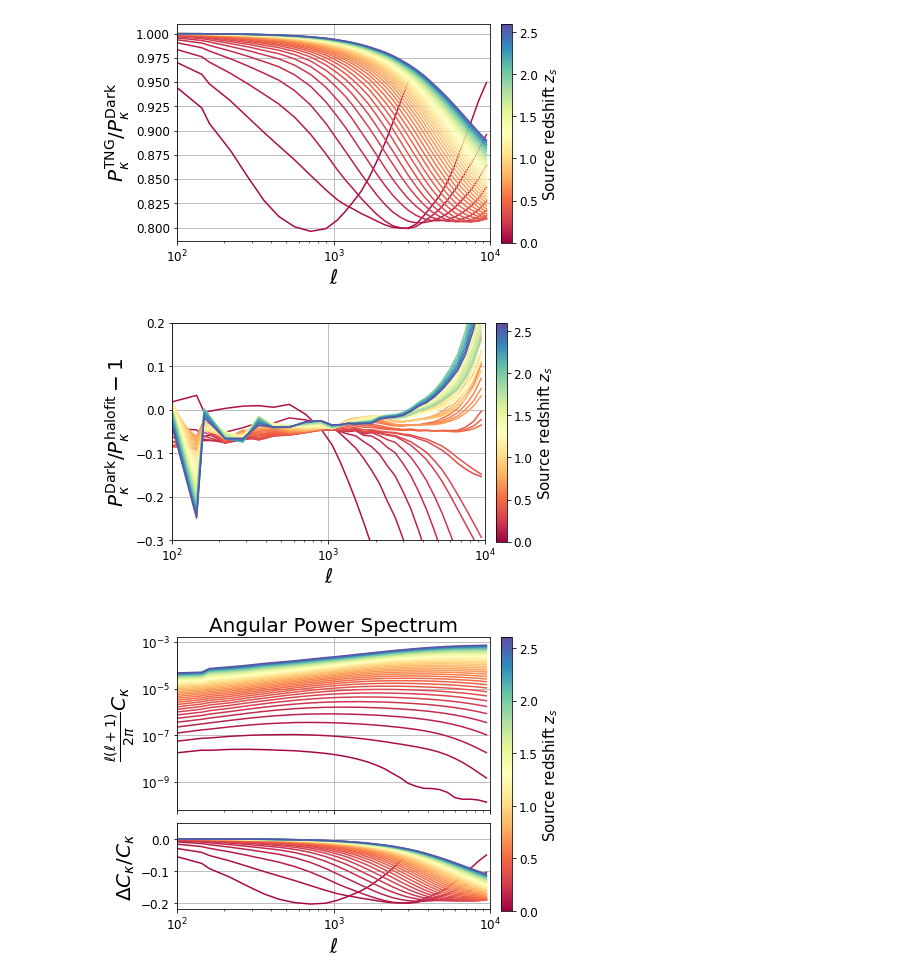
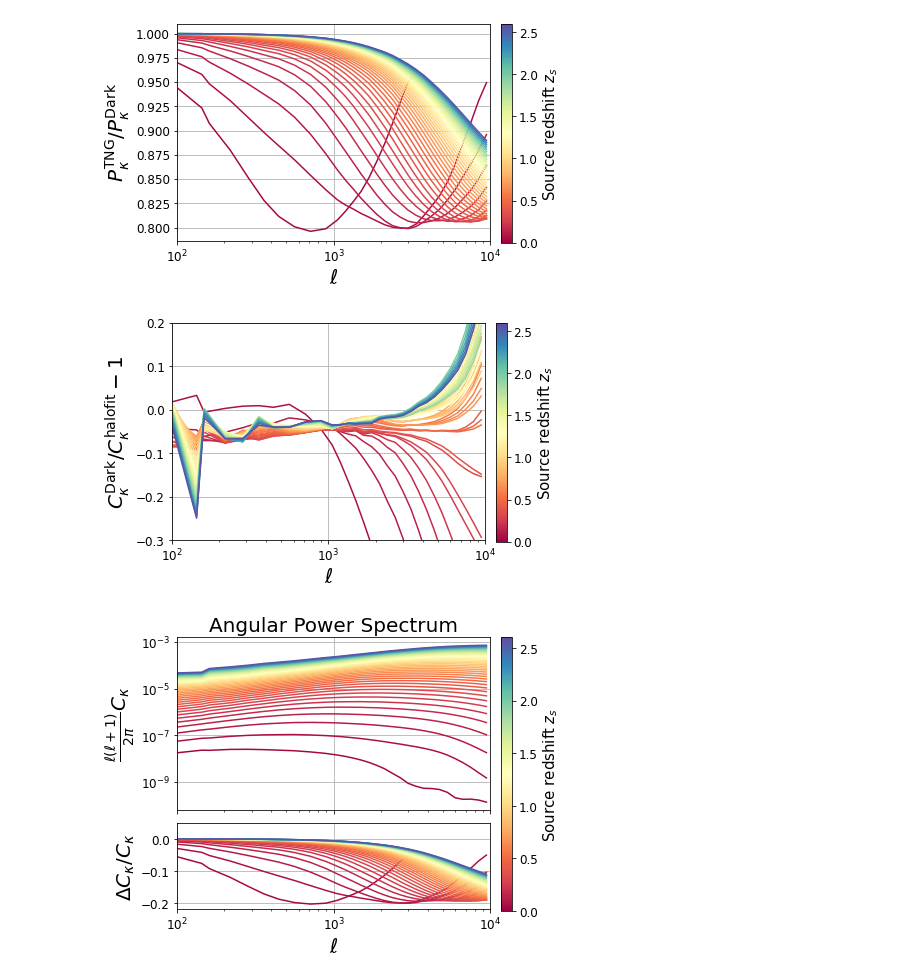
Before and after one commit to liuxx479/kappaTNG, a Jupyter notebook: kappaTNG_plots.ipynb, the cells around one changed output. Cells and saved outputs as stored; diff of their text form; code cells hidden in the pictures.

```diff
--- a/kappaTNG_plots.ipynb
+++ b/kappaTNG_plots.ipynb
@@ -18,3 +18,3 @@ Drive already mounted at /content/drive; to attempt to forcibly remount, call dr
 # %%
 root = '/content/drive/My Drive/kappaTNG/'
-zs = np.genfromtxt(root+'Clkk_ratio/zs.dat')
+zs = np.genfromtxt(root+'zs.dat')
@@ -116,18 +40,7 @@ lmax=10000
 zs2,  ls1,  ls2,  a1,  a2 = np.genfromtxt(root+'fitted_params_osato.txt', usecols=range(1,6)).T
 ratio_osato_fun = lambda i: (1+(ell/ls1[i])**a1[i]) / (1+(ell/ls2[i])**a2[i])
 # %%
-######### plot_ratio_all.py
-# import numpy as np
-# import matplotlib.pyplot as plt
-# import matplotlib as mpl
-# from IPython.display import Math, HTML
-
-# plt.rc("text", usetex=True)
-plt.rc("xtick", labelsize=12)
-plt.rc("ytick", labelsize=12)
-
-
-zs = np.loadtxt(root+"zs.dat")
+######### plot_ratio_all
 
 fig = plt.figure(figsize=(6,4))
 cmap = mpl.cm.get_cmap('Spectral')
@@ -159,7 +72,6 @@ cbar_ax = fig.add_axes([0.875, 0.12, 0.025, 0.76])
 cbar = plt.colorbar(mpl.cm.ScalarMappable(norm=norm, cmap=cmap), cax=cbar_ax)
 cbar.set_label(r"Source redshift $z_s$", fontsize=15)
 
-# plt.tight_layout()
 # plt.savefig(root+"figures/ratio_all.pdf", bbox_inches='tight')
 plt.show()
 # %% [output]
@@ -169,10 +81,7 @@ plt.show()
 [figure]
 # %%
 ######### halofit comparison
-# import numpy as np
-# import matplotlib.pyplot as plt
-# import matplotlib as mpl
-# from IPython.display import Math, HTML
+
 from scipy.interpolate import interp1d
 
 fig = plt.figure(figsize=(6,4))
@@ -181,51 +90,44 @@ norm = mpl.colors.Normalize(vmin=0.0, vmax=2.6)
 
 
 for i in range(2, 41):
-    # d = np.loadtxt(root+"output/spec/power{:02d}.dat".format(i))
-    # ell = d[:, 0]
-    # prefac = ell*(ell+1.0)/(2.0*np.pi)
-    # Dlk = prefac*d[:, 6]
-    # # ax0.plot(ell, Dlk, c=cmap(norm(zs[i-1])))
 
     d = np.loadtxt(root+"data/output_dark/spec/power{:02d}.dat".format(i))
     ell = d[:, 0]
     prefac = ell*(ell+1.0)/(2.0*np.pi)
     Dlk_Dark = prefac*d[:, 6]
-    # ax0.plot(ell, Dlk_Dark, ls="--", c=cmap(norm(zs[i-1])))
 
     d = np.loadtxt(root+"data/output_theory/TNG_halofit_{}_cl.dat".format(i))
     # d = np.loadtxt(root+"data/output_theory/TNG_HMcode_emu_{}_cl.dat".format(i))
     # d = np.loadtxt(root+"data/output_theory/TNG_HMcode_dmonly_{}_cl.dat".format(i))
     ell_theory = d[:, 0]
     sCl = d[:, 1]
     Dlk_theory = 1.0/4.0*(ell_theory*(ell_theory+1.0))**2*sCl
     Dlk_theory_interp = interp1d(ell_theory, Dlk_theory)(ell)
     plt.plot(ell, Dlk_Dark/Dlk_theory_interp-1, ls='-', c=cmap(norm(zs[i-1])))
 
     # spl = splrep(ell_theory, Dlk_theory)
     # plt.plot(ell, Dlk_Dark/splev(ell, spl), ls='-', c=cmap(norm(zs[i-1])))
 
 plt.xscale('log')
 plt.xlim(1e2, 1e4)
 plt.ylim(-0.3, 0.2)
 plt.xlabel(r'$\ell$', fontsize=20)
 # plt.ylabel(r'$R (\ell)$', fontsize=15)
-plt.ylabel(r'$P_\kappa^{\rm Dark}/P_\kappa^{\rm halofit}-1$', fontsize=20)
+plt.ylabel(r'$C_\kappa^{\rm Dark}/C_\kappa^{\rm halofit}-1$', fontsize=20)
 
 plt.grid()
 
 fig.subplots_adjust(right=0.85)
 cbar_ax = fig.add_axes([0.875, 0.12, 0.025, 0.76])
 
 cbar = plt.colorbar(mpl.cm.ScalarMappable(norm=norm, cmap=cmap), cax=cbar_ax)
 cbar.set_label(r"Source redshift $z_s$", fontsize=15)
 
-# plt.tight_layout()
-plt.savefig(root+"figures/power_halofit.pdf", bbox_inches='tight')
+# plt.savefig(root+"figures/power_halofit.pdf", bbox_inches='tight')
 # plt.savefig(root+"figures/power_HMcode.pdf", bbox_inches='tight')
 plt.show()
 # %% [output]
-[figure, old version]
+[figure, new version]
 # %%
 ######### power spectrum
 
```
Also changed, not shown: parts of 14 cells of this notebook.
